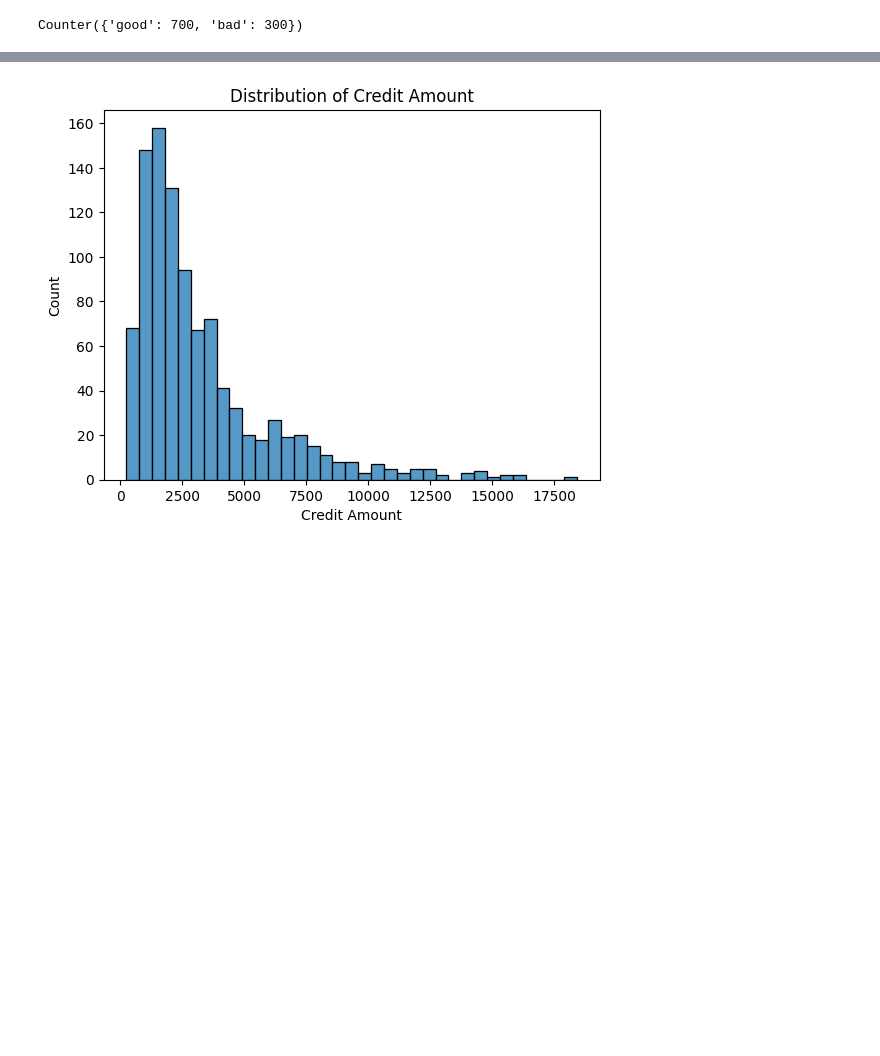
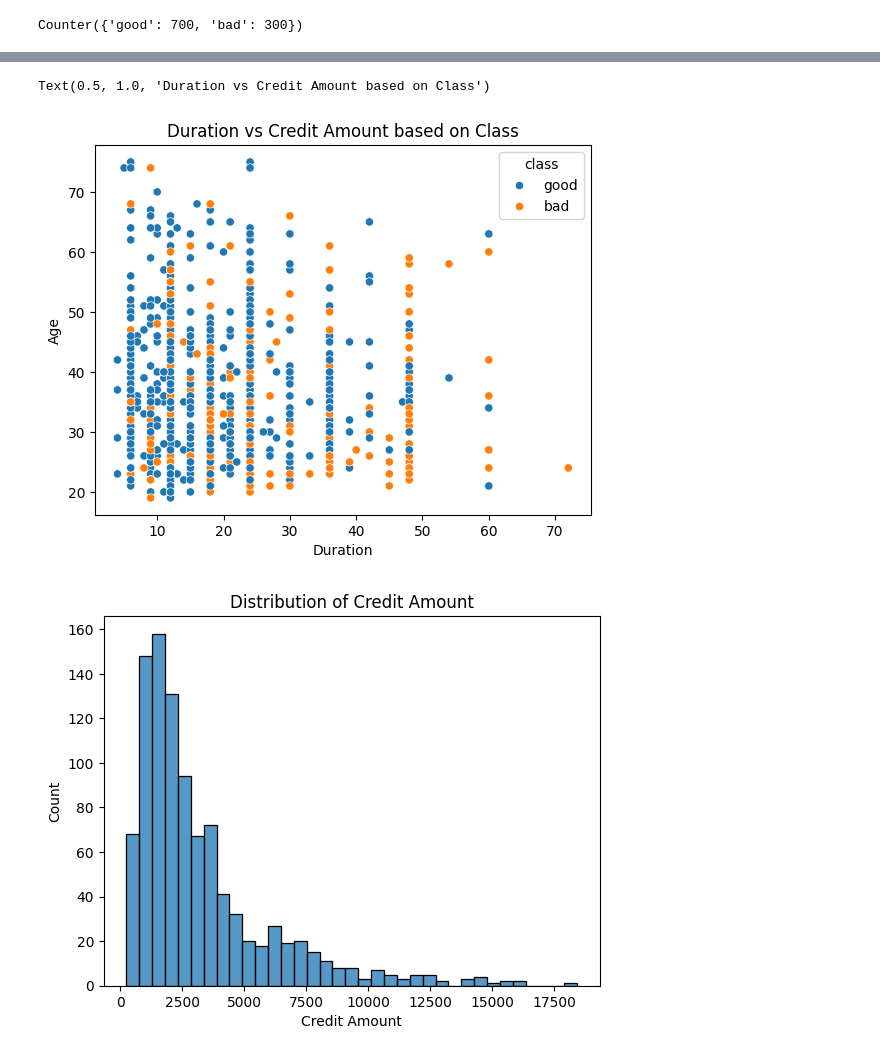
Before and after one commit to MaxPersoon/XAI-Project, a Jupyter notebook: EDA notebook ME.ipynb, the cells around one changed output, grey strips where cells are left out. Saved outputs shown, nothing was run; the diff lists cells and outputs as text; code cells hidden in the pictures; blank space fills up the shorter version.

```diff
--- a/EDA notebook ME.ipynb
+++ b/EDA notebook ME.ipynb
@@ -181,3 +194,11 @@ sns.histplot(df_data["duration"], kde=True)
+# %%
+sns.scatterplot(data=df_data, x="duration", y="age", hue="class")
+plt.xlabel('Duration')
+plt.ylabel('Age')
+plt.title('Duration vs Credit Amount based on Class')
+# %% [output]
+Text(0.5, 1.0, 'Duration vs Credit Amount based on Class')
+[figure, added]
 # %%
 sns.histplot(df_data['credit_amount'])
 plt.xlabel('Credit Amount')
```
Also changed, not shown: parts of 14 cells of this notebook.
